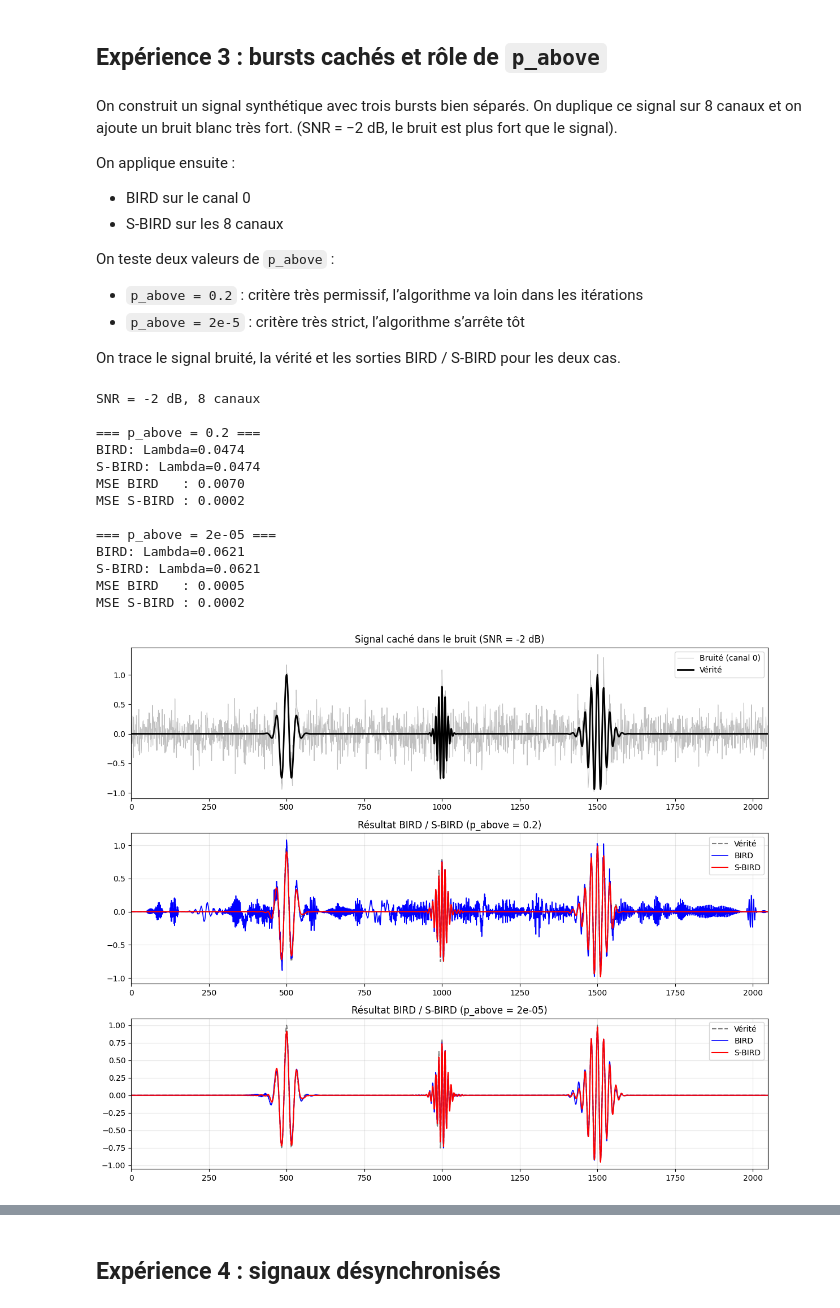
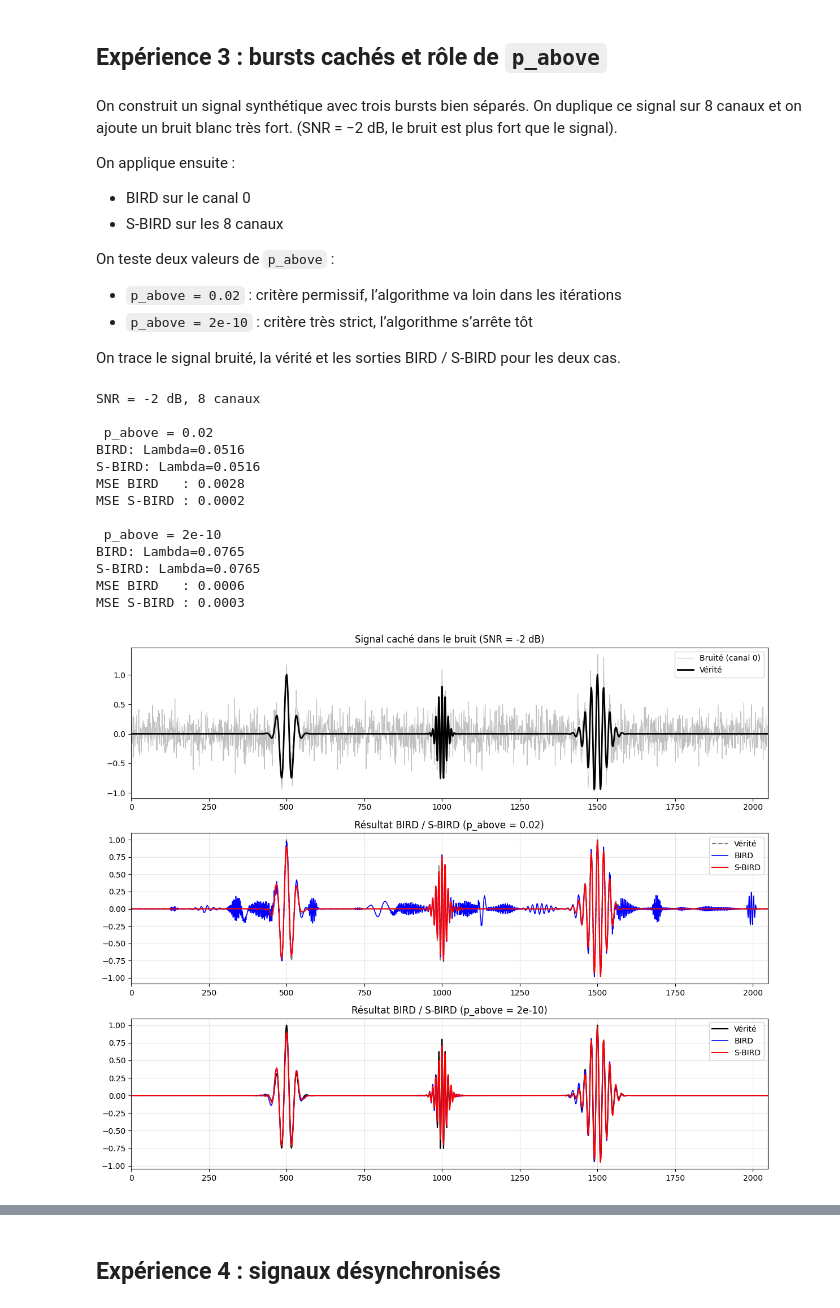
Before and after one commit to MaximeMuh/Projet_BIRD_Computstat, a Jupyter notebook: projet_bird/final.ipynb, the cells around one changed output, grey strips where cells are left out. Cells and saved outputs as stored; diff of their text form; code cells hidden in the pictures.

```diff
--- a/projet_bird/final.ipynb
+++ b/projet_bird/final.ipynb
@@ -50,27 +49,25 @@ Classe `MDCT`
 # %%
 def framing(a, L):
-    """Découpe rapide en trames (Overlap 50%)"""
     shape = a.shape[:-1] + (a.shape[-1] - L + 1, L)
     strides = a.strides + (a.strides[-1],)
     return np.lib.stride_tricks.as_strided(a, shape=shape, strides=strides)[::L // 2].T.copy()
 
 def mdct(x, L):
-    """MDCT Forward (Analyse)"""
     x = np.array(x, dtype=float)
     N = x.size
     K = L // 2
     if N % K != 0: raise ValueError(f"Taille incorrecte: {N} n'est pas multiple de {K}")
 
-    # 1. Repliement (Folding)
+    # Repliement
     xx = np.zeros(L // 4 + N + L // 4)
     xx[L // 4 : -L // 4] = x
 
-    # 2. Fenêtrage (Princen-Bradley)
+    # Fenêtrage
     frames = framing(xx, L)
     t = np.arange(L, dtype=float)
     w = np.sin(np.pi / L * (t + 0.5))
 
-    # Bords spéciaux pour reconstruction parfaite
+    # Fenêtres de début et de fin
     w_start, w_end = w.copy(), w.copy()
     w_start[:L//4] = 0; w_start[L//4:K] = 1
     w_end[K:K+L//4] = 1; w_end[K+L//4:] = 0
@@ -79,7 +76,7 @@ def mdct(x, L):
     frames[:, 1:-1] *= w[:, None]
     frames[:, -1] *= w_end
 
-    # 3. FFT et Rotation
+    # FFT
     frames_c = frames.astype(complex) * np.exp(-1j * np.pi / L * t)[:, None]
     spec = fft(frames_c, axis=0)
     spec = spec[:K, :] * np.exp(-1j * np.pi * (K + 1) / L * (0.5 + t[:K]))[:, None]
@@ -87,12 +84,10 @@ def mdct(x, L):
     return math.sqrt(2. / K) * np.real(spec).ravel()
 
 def get_atom(L, freq_idx):
-    """Synthèse d'un atome (Inverse MDCT)"""
     K = L / 2
     t = np.arange(L, dtype=float)
     fact = math.sqrt(2.0 / K)
 
-    # Phase exacte pour correspondre à l'analyse
     phase = (np.pi / K) * (freq_idx + 0.5) * ((t - K/2.0) + (L+1.0)/2.0)
     window = np.sin(np.pi / L * (t + 0.5))
 
@@ -100,7 +95,6 @@ def get_atom(L, freq_idx):
     return atom / np.linalg.norm(atom)
 
 class MDCT:
-    """Conteneur simple"""
     def __init__(self, scales):
         self.scales = scales
 
@@ -850,15 +775,12 @@ On applique ensuite :
 - S-BIRD sur les 8 canaux
 
 On teste deux valeurs de `p_above` :
-- `p_above = 0.2` : critère très permissif, l’algorithme va loin dans les itérations
-- `p_above = 2e-5` : critère très strict, l’algorithme s’arrête tôt
+- `p_above = 0.02` : critère permissif, l’algorithme va loin dans les itérations
+- `p_above = 2e-10` : critère très strict, l’algorithme s’arrête tôt
 
 On trace le signal bruité, la vérité et les sorties BIRD / S-BIRD pour les deux cas.
 # %%
-# Expérience 3 : bursts cachés, effet de p_above (0.2 vs 0.00002)
-
-
-# 1) Signal de test : 3 bursts
+# Signal de test : 3 bursts
 def make_bursts(N):
     t = np.arange(N)
     sig = np.zeros(N)
@@ -875,7 +797,7 @@ n_runs = 40
 clean_sig = make_bursts(N)
 X_clean = np.tile(clean_sig, (n_channels, 1))
 
-# 2) Bruit très fort (SNR négatif)
+# Bruit très fort (SNR négatif)
 np.random.seed(999)
 SNR = -2
 sigma = np.linalg.norm(clean_sig) * 10**(-SNR / 20.0)
@@ -886,12 +808,12 @@ X_noisy = X_clean + X_noise
 
 print(f"SNR = {SNR} dB, 8 canaux")
 
-# 3) On teste deux valeurs de p_above
-p_values = [0.2, 2e-5]
+# On teste deux valeurs de p_above
+p_values = [0.02, 2e-10]
 results = {}
 
 for p_above in p_values:
-    print(f"\n=== p_above = {p_above} ===")
+    print(f"\n p_above = {p_above}")
     # BIRD sur le canal 0
     den_bird = bird(X_noisy[0], scales=scales, n_runs=n_runs, p_above=p_above)
     # S-BIRD sur les 8 canaux
@@ -922,45 +844,45 @@ plt.plot(clean_sig, "k", lw=2, label="Vérité")
 plt.legend()
 plt.xlim(0, N)
 
-# cas p_above = 0.2
+# cas p_above = 0.02
 plt.subplot(3, 1, 2)
 p = p_values[0]
 den_bird, den_sbird, _, _ = results[p]
 plt.title(f"Résultat BIRD / S-BIRD (p_above = {p})")
 plt.plot(clean_sig, "k--", alpha=0.5, label="Vérité")
 plt.plot(den_bird, "b", lw=1.2, label="BIRD")
 plt.plot(den_sbird, "r", lw=1.5, label="S-BIRD")
 plt.legend()
 plt.grid(alpha=0.3)
 plt.xlim(0, N)
 
-# cas p_above = 2e-5
+# cas p_above = 2e-10
 plt.subplot(3, 1, 3)
 p = p_values[1]
 den_bird, den_sbird, _, _ = results[p]
 plt.title(f"Résultat BIRD / S-BIRD (p_above = {p})")
-plt.plot(clean_sig, "k--", alpha=0.5, label="Vérité")
+plt.plot(clean_sig, "k", alpha=1, label="Vérité")
 plt.plot(den_bird, "b", lw=1.2, label="BIRD")
 plt.plot(den_sbird, "r", lw=1.5, label="S-BIRD")
 plt.legend()
 plt.grid(alpha=0.3)
 plt.xlim(0, N)
 
 plt.tight_layout()
 plt.show()
 # %% [output]
 SNR = -2 dB, 8 canaux
 
-=== p_above = 0.2 ===
-BIRD: Lambda=0.0474
-S-BIRD: Lambda=0.0474
-MSE BIRD   : 0.0070
+ p_above = 0.02
+BIRD: Lambda=0.0516
+S-BIRD: Lambda=0.0516
+MSE BIRD   : 0.0028
 MSE S-BIRD : 0.0002
 
-=== p_above = 2e-05 ===
-BIRD: Lambda=0.0621
-S-BIRD: Lambda=0.0621
-MSE BIRD   : 0.0005
-MSE S-BIRD : 0.0002
+ p_above = 2e-10
+BIRD: Lambda=0.0765
+S-BIRD: Lambda=0.0765
+MSE BIRD   : 0.0006
+MSE S-BIRD : 0.0003
-[figure, old version]
+[figure, new version]
 # %% [markdown]
```
Also changed, not shown: parts of 29 cells of this notebook, 4 other files.
